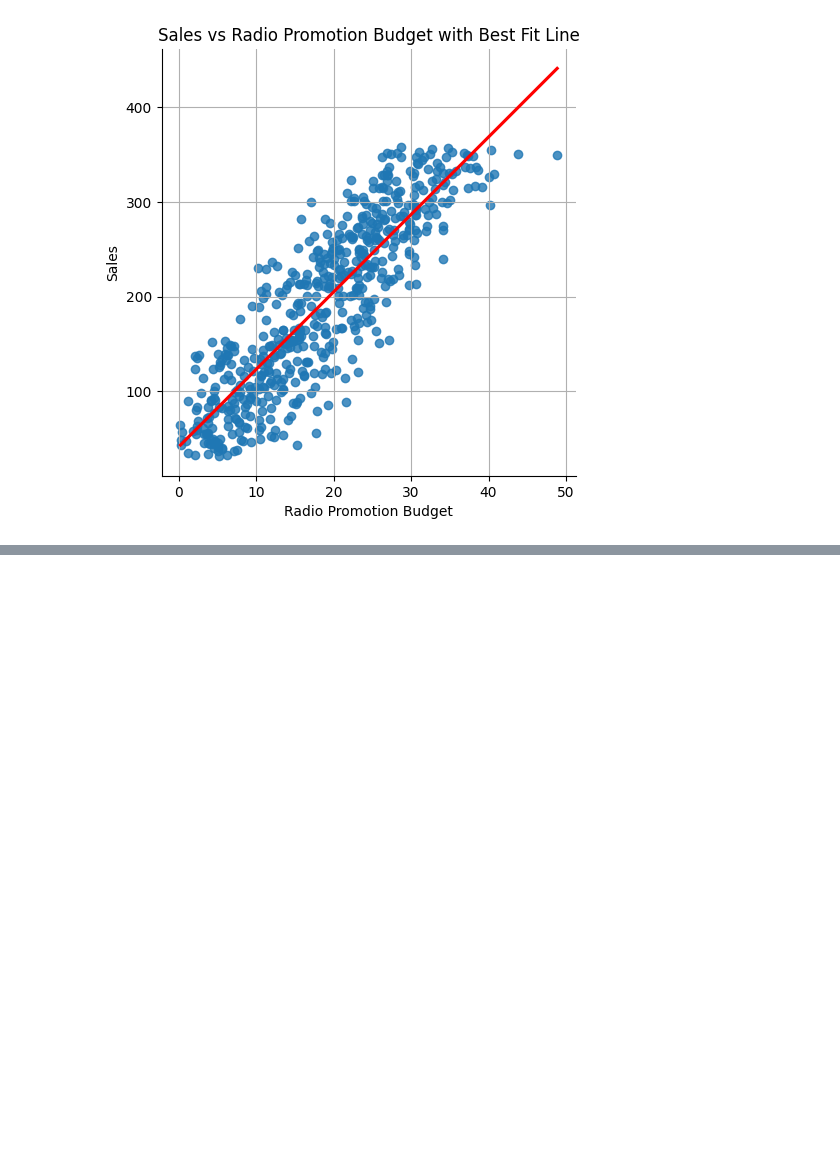
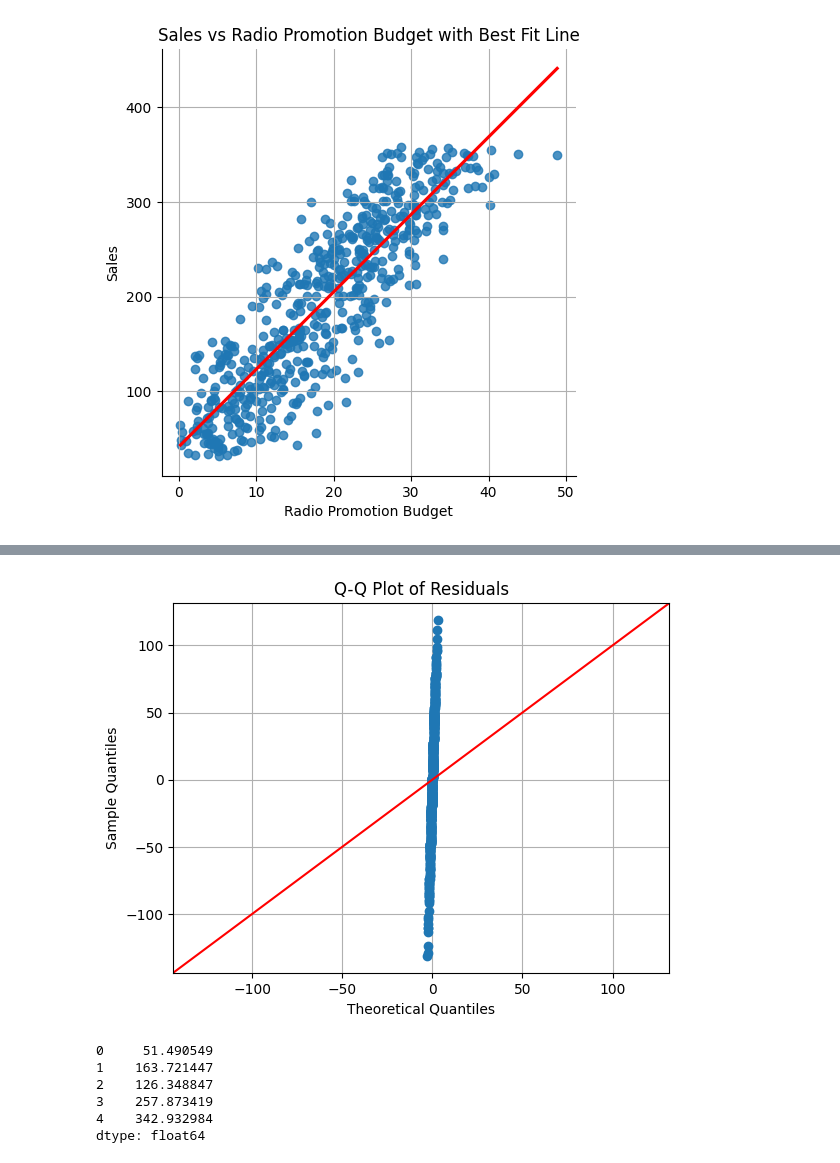
Before and after one commit to MD-khan/advanced_google_data_analysis, a Jupyter notebook: notebooks/02_simple_lnear_regression.ipynb, the cells around one changed output, grey strips where cells are left out. Drawn from its saved outputs; the diff is of its cells as text; code cells hidden in the pictures; blank space fills up the shorter version.

```diff
--- a/notebooks/02_simple_lnear_regression.ipynb
+++ b/notebooks/02_simple_lnear_regression.ipynb
@@ -179,0 +204,22 @@ plt.show()
+# %%
+# Create a Q-Q plot.
+import statsmodels.api as sm
+sm.qqplot(residuals, line='45')
+plt.title("Q-Q Plot of Residuals")
+plt.grid(True)
+plt.show()
+# %% [output]
+[figure, added]
+# %%
+fitted_values = fitted_model.fittedvalues
+#fitted_values = fitted_model.predict(regression_data[['Radio']])
+
+# Display the first few
+print(fitted_values.head())
+# %% [output]
+0     51.490549
+1    163.721447
+2    126.348847
+3    257.873419
+4    342.932984
+dtype: float64
```
Also changed, not shown: parts of 5 cells of this notebook, 2 other files.
